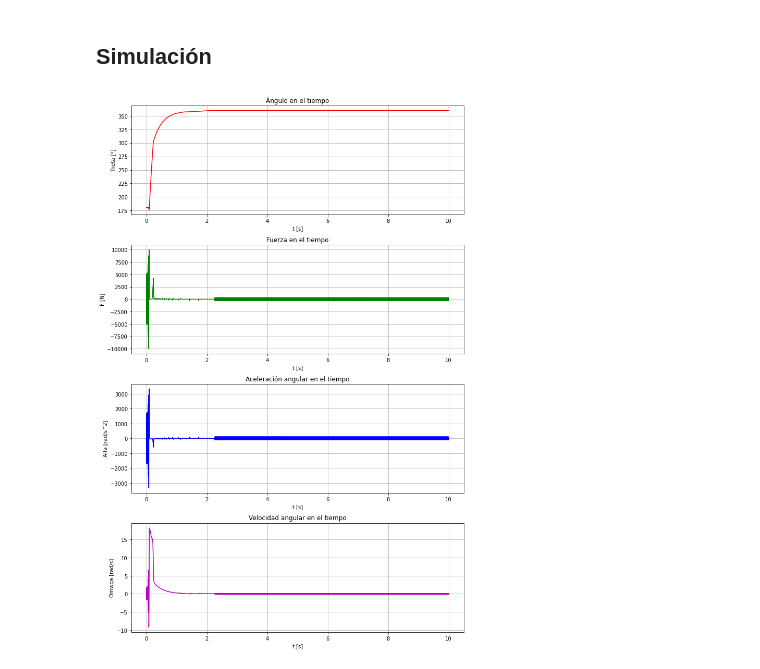
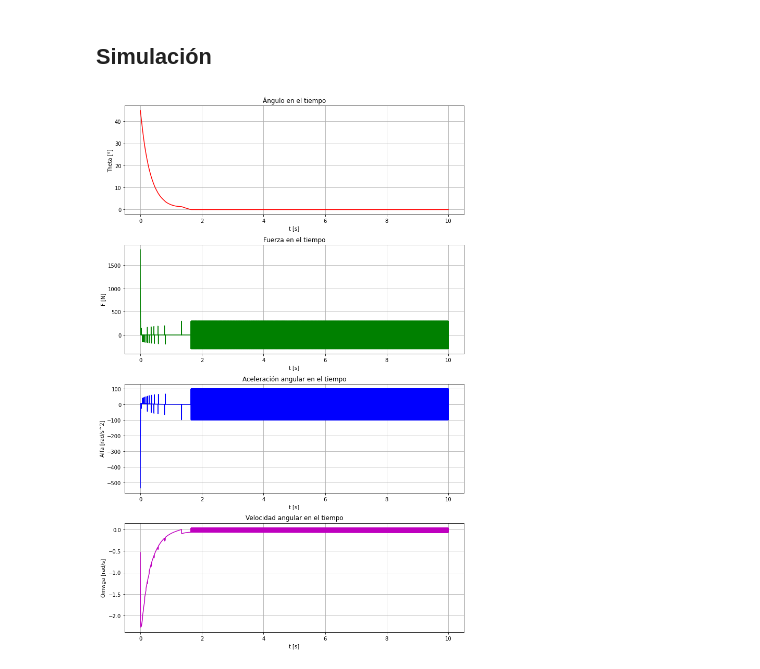
Before and after one commit to mabustillo14/IA2-2023, a Jupyter notebook: Trabajo_Practico_2/Ej3_LogicaDifusa/pendulo.ipynb, the cells around one changed output. Cells and saved outputs as stored; diff of their text form; code cells hidden in the pictures.

```diff
--- a/Trabajo_Practico_2/Ej3_LogicaDifusa/pendulo.ipynb
+++ b/Trabajo_Practico_2/Ej3_LogicaDifusa/pendulo.ipynb
@@ -574,16 +574,16 @@ def graficar(x,y, acel_angulares, vel_angulares, fuerzas):
 # %%
 delta_t = 0.001
 t_max = 10
-theta_0 = 180
+theta_0 = 45
 v_0 = 0
 a_0 = 0
 
 y, x, acel_angulares, vel_angulares, fuerzas= simular(t_max = t_max,
                                              delta_t = delta_t,
                                              theta_0 = theta_0,
                                              v_0 = v_0,
                                              a_0 = a_0)
 
 graficar(x, y, acel_angulares, vel_angulares, fuerzas)
 # %% [output]
-[figure, old version]
+[figure, new version]
```
Also changed, not shown: 5 other files.
